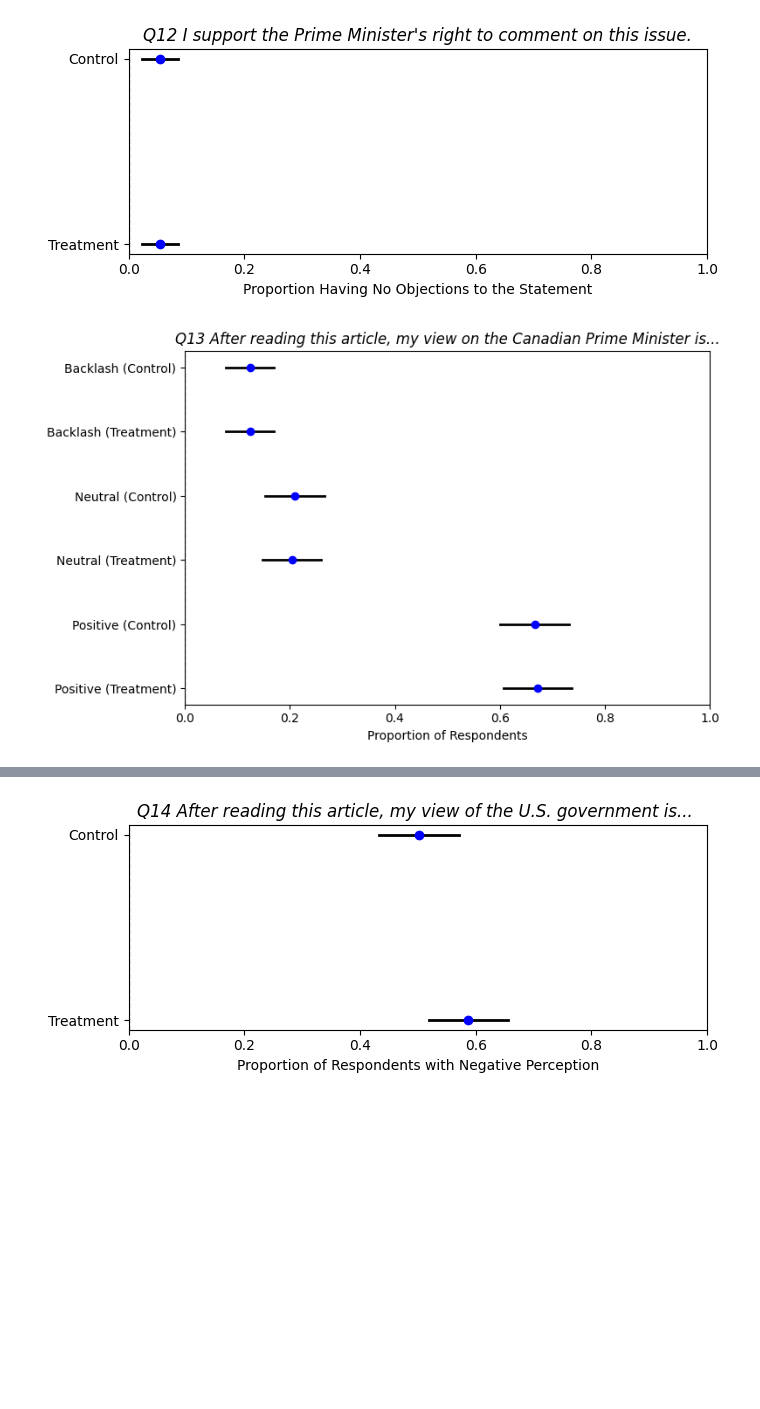
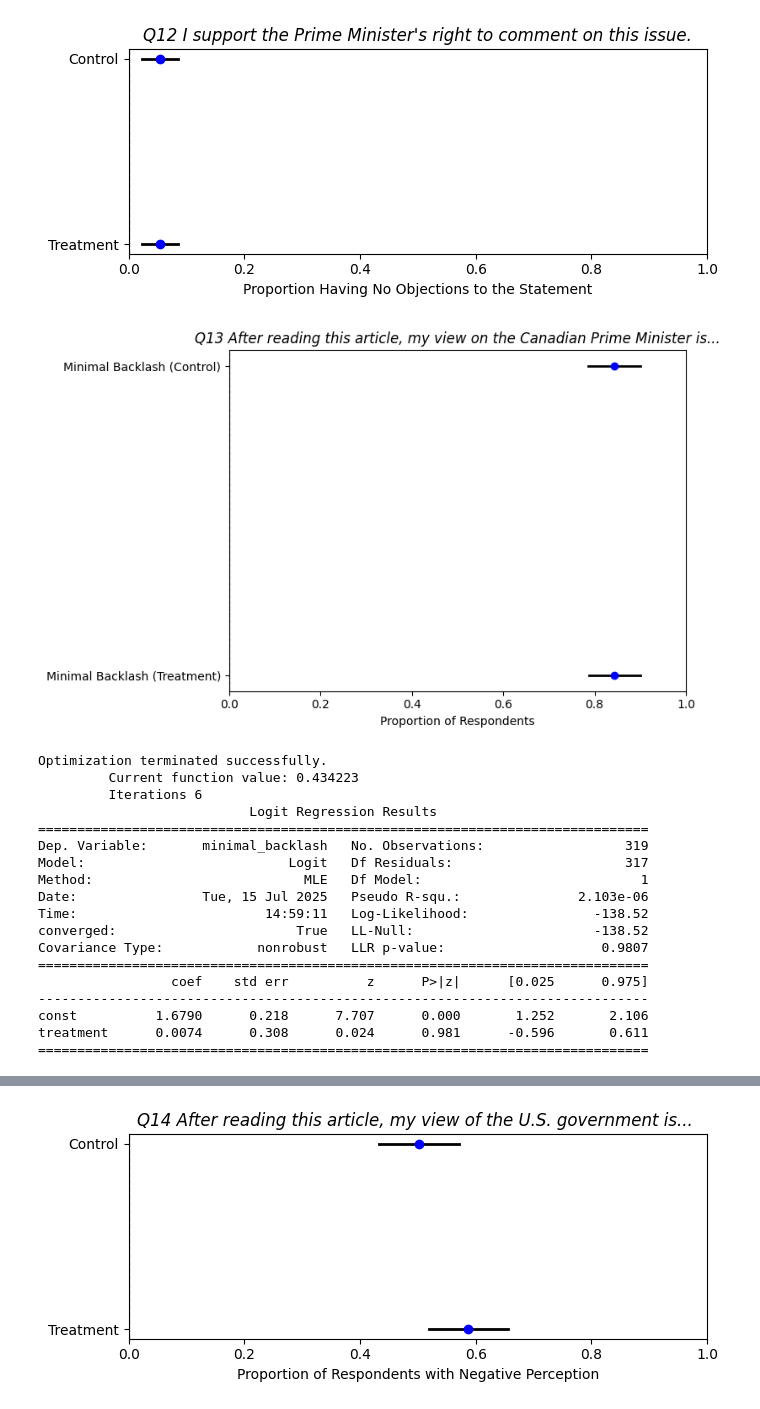
Before and after one commit to lmsobhani/Thesis, a Jupyter notebook: SurveyQs3.ipynb, the cells around one changed output, grey strips where cells are left out. Drawn from its saved outputs; the diff is of its cells as text; code cells hidden in the pictures; blank space fills up the shorter version.

```diff
--- a/SurveyQs3.ipynb
+++ b/SurveyQs3.ipynb
@@ -489,25 +489,19 @@ plt.show()
 [figure]
 # %%
 #Q13
-from scipy.stats import sem
-import matplotlib.pyplot as plt
 
-# Step 1: Classify responses into three sentiment groups
-def classify_q13(response):
+def sentiment_q13(response):
     if response in ['Somewhat negative', 'Extremely negative']:
         return 'Backlash'
-    elif response == 'Neither positive nor negative':
-        return 'Neutral'
-    elif response in ['Somewhat positive', 'Extremely positive']:
-        return 'Positive'
+    elif response in ['Neither positive nor negative', 'Somewhat positive', 'Extremely positive']:
+        return 'Minimal Backlash'
     else:
         return None
 
-df['q13_sentiment'] = df['Q13'].apply(classify_q13)
+df['q13_sentiment'] = df['Q13'].apply(sentiment_q13)
 df = df[df['q13_sentiment'].notna()]  # Remove missing or unclassified
 
-# Step 2: Calculate means and standard errors
-sentiments = ['Backlash', 'Neutral', 'Positive']
+sentiments = ['Minimal Backlash']
 rows = []
 
 for sentiment in sentiments:
@@ -517,34 +511,68 @@ for sentiment in sentiments:
         proportion = len(subset) / total
         error = sem([1]*len(subset) + [0]*(total - len(subset)))
         ci_low = proportion - 1.96 * error
         ci_high = proportion + 1.96 * error
         rows.append({
             'Sentiment': sentiment,
             'Group': group,
             'Proportion': proportion,
             'CI_low': ci_low,
             'CI_high': ci_high
         })
 
 plot_df = pd.DataFrame(rows)
 plot_df['y'] = list(range(len(plot_df)))[::-1]  # vertical positioning
 
 # Step 3: Coefficient-style plot
 plt.figure(figsize=(8, 5))
 for _, row in plot_df.iterrows():
     plt.plot([row['CI_low'], row['CI_high']], [row['y'], row['y']], color='black', lw=2)
     plt.plot(row['Proportion'], row['y'], 'o', color='blue')
 
 ytick_labels = plot_df['Sentiment'] + " (" + plot_df['Group'] + ")"
 plt.yticks(plot_df['y'], ytick_labels)
 plt.axvline(0, color='gray', linestyle='--', linewidth=1)
 plt.xlim(0, 1)
 plt.xlabel("Proportion of Respondents")
 plt.title("Q13 After reading this article, my view on the Canadian Prime Minister is...", fontdict={'fontstyle': 'italic'})
 plt.tight_layout()
 plt.show()
+
+#Prep regression
+df['minimal_backlash'] = df['q13_sentiment'].map({
+    'Minimal Backlash': 1,
+    'Backlash': 0
+})
+
+reg_df = df[['minimal_backlash', 'treatment']].dropna()
+
+# Define predictor and outcome
+X = sm.add_constant(reg_df['treatment'])
+y = reg_df['minimal_backlash']
+
+# Run logistic regression
+model = sm.Logit(y, X).fit()
+print(model.summary())
 # %% [output]
-[figure, old version]
+[figure, new version]
+Optimization terminated successfully.
+         Current function value: 0.434223
+         Iterations 6
+                           Logit Regression Results
+==============================================================================
+Dep. Variable:       minimal_backlash   No. Observations:                  319
+Model:                          Logit   Df Residuals:                      317
+Method:                           MLE   Df Model:                            1
+Date:                Tue, 15 Jul 2025   Pseudo R-squ.:               2.103e-06
+Time:                        14:59:11   Log-Likelihood:                -138.52
+converged:                       True   LL-Null:                       -138.52
+Covariance Type:            nonrobust   LLR p-value:                    0.9807
+==============================================================================
+                 coef    std err          z      P>|z|      [0.025      0.975]
+------------------------------------------------------------------------------
+const          1.6790      0.218      7.707      0.000       1.252       2.106
+treatment      0.0074      0.308      0.024      0.981      -0.596       0.611
+==============================================================================
 # %%
 # Create binary DV: 1 = no positive support (negative + neutral)
 no_pos_support = ['Extremely negative', 'Somewhat negative']
```
Also changed, not shown: parts of 9 cells of this notebook, 6 other files.
